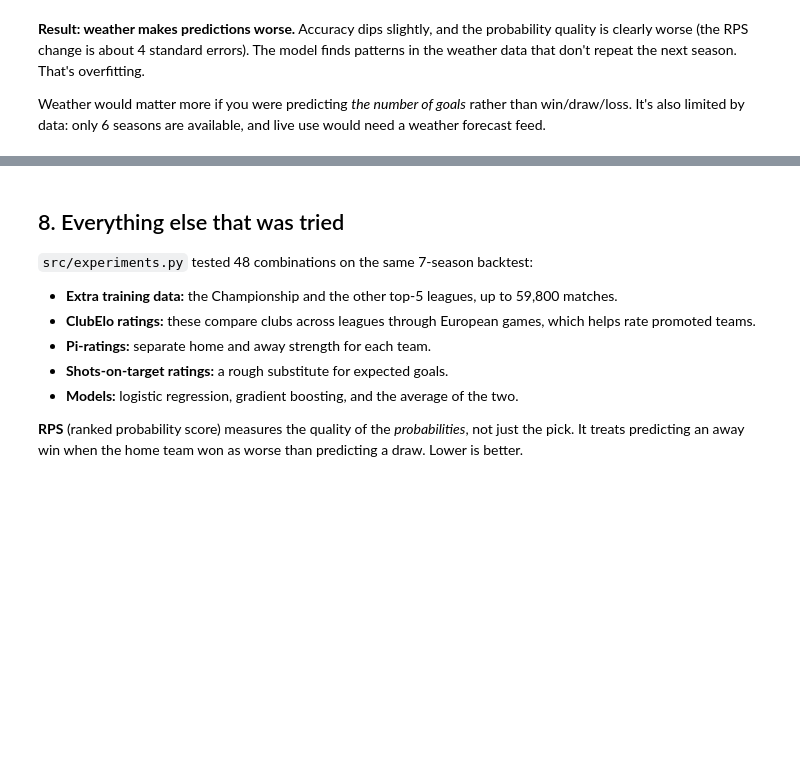
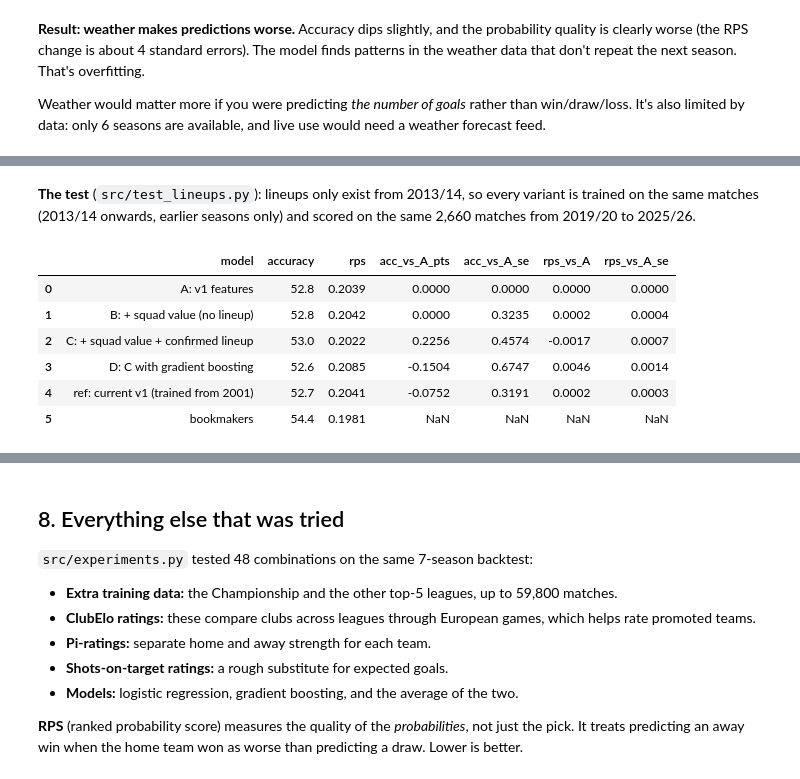
Before and after one commit to jcosta92/PL_Predictions, a Jupyter notebook: notebooks/PL_Predictions_walkthrough.ipynb, the cells around one changed output, grey strips where cells are left out. Cells and saved outputs as stored; diff of their text form; code cells hidden in the pictures; blank space fills up the shorter version.

```diff
--- a/notebooks/PL_Predictions_walkthrough.ipynb
+++ b/notebooks/PL_Predictions_walkthrough.ipynb
@@ -369,0 +397,13 @@ Weather would matter more if you were predicting *the number of goals* rather th
+# %% [markdown]
+**The test** (`src/test_lineups.py`): lineups only exist from 2013/14, so every variant is trained on the same matches (2013/14 onwards, earlier seasons only) and scored on the same 2,660 matches from 2019/20 to 2025/26.
+# %%
+lsum = pd.read_csv(ROOT / "reports/lineup_summary.csv")
+lsum.assign(accuracy=lambda d: (d.accuracy * 100).round(1))
+# %% [output]
+|  | model | accuracy | rps | acc_vs_A_pts | acc_vs_A_se | rps_vs_A | rps_vs_A_se |
+| 0 | A: v1 features | 52.8 | 0.2039 | 0.0000 | 0.0000 | 0.0000 | 0.0000 |
+| 1 | B: + squad value (no lineup) | 52.8 | 0.2042 | 0.0000 | 0.3235 | 0.0002 | 0.0004 |
+| 2 | C: + squad value + confirmed lineup | 53.0 | 0.2022 | 0.2256 | 0.4574 | -0.0017 | 0.0007 |
+| 3 | D: C with gradient boosting | 52.6 | 0.2085 | -0.1504 | 0.6747 | 0.0046 | 0.0014 |
+| 4 | ref: current v1 (trained from 2001) | 52.7 | 0.2041 | -0.0752 | 0.3191 | 0.0002 | 0.0003 |
+| 5 | bookmakers | 54.4 | 0.1981 | NaN | NaN | NaN | NaN |
```
Also changed, not shown: parts of 5 cells of this notebook, 9 other files.
